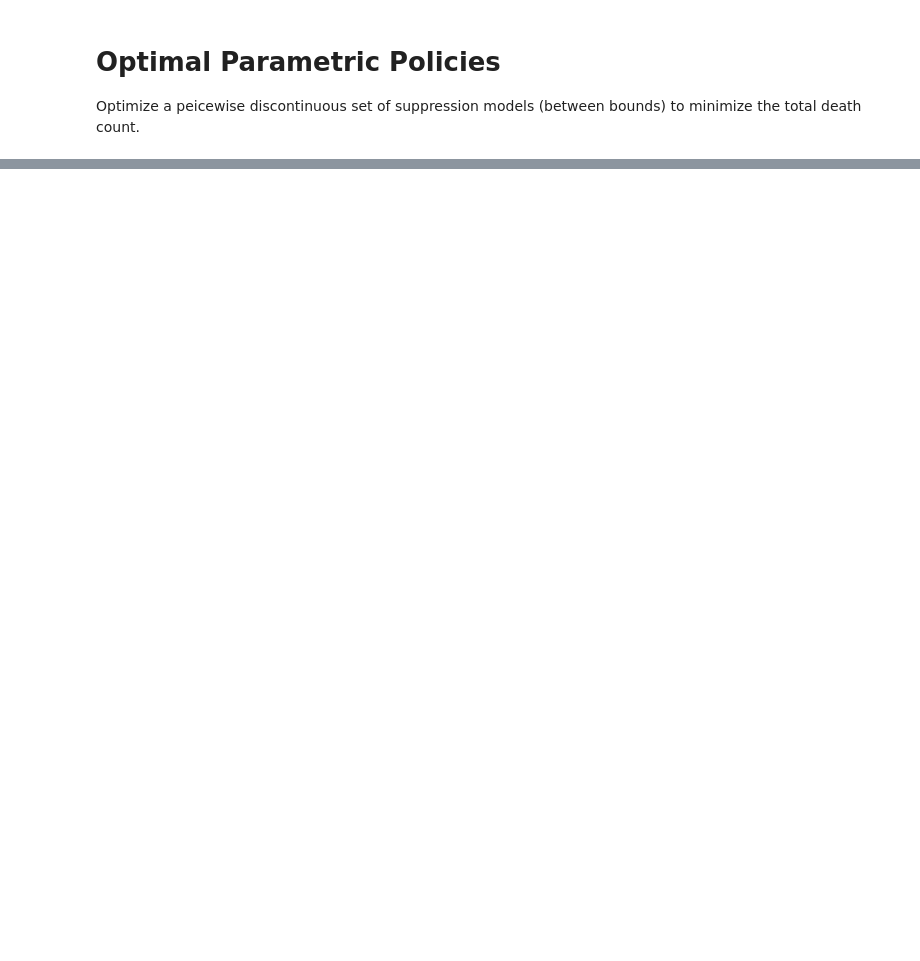
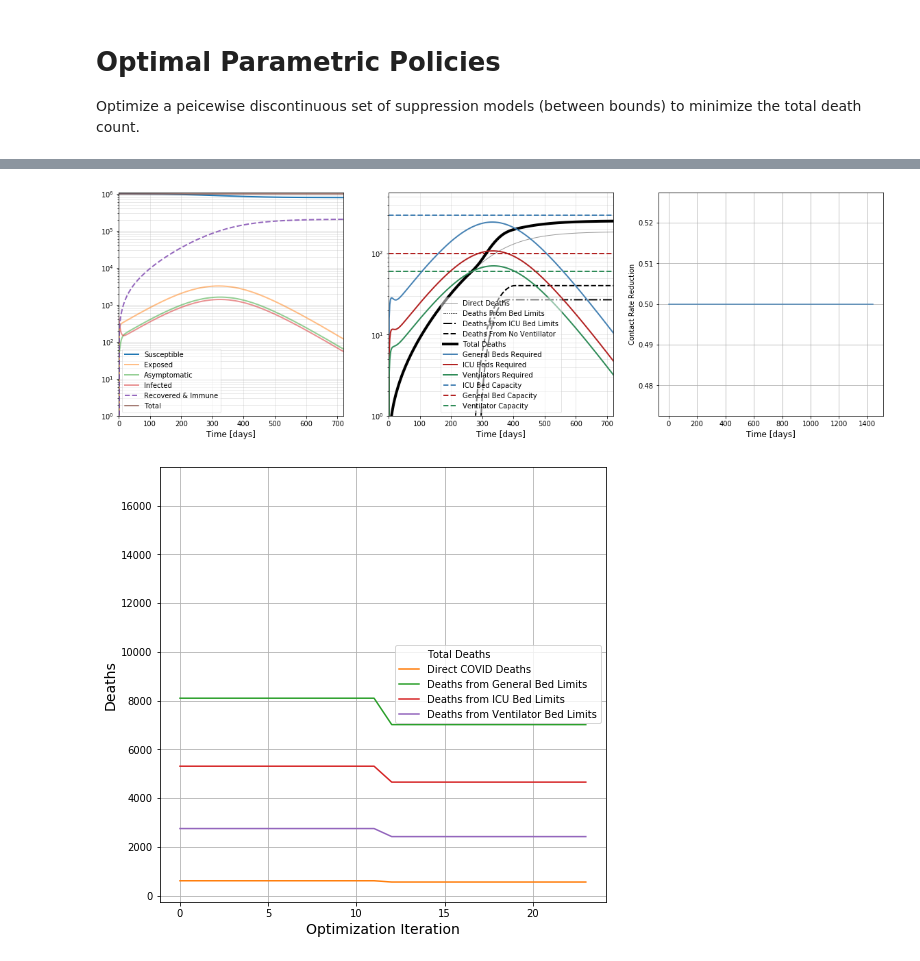
Before and after one commit to erccarls/county_covid_seir_models, a Jupyter notebook: notebooks/SIR.ipynb, the cells around one changed output, grey strips where cells are left out. Drawn from its saved outputs; the diff is of its cells as text; code cells hidden in the pictures; blank space fills up the shorter version.

```diff
--- a/notebooks/SIR.ipynb
+++ b/notebooks/SIR.ipynb
@@ -50,28 +49,32 @@ Optimize a peicewise discontinuous set of suppression models (between bounds) to
 from pyseir.models import suppression_policies
 from pyseir.optimization import PolicyOptimizer
 
-N_piecewise_segments = 12
+N_piecewise_segments = 10
 
 # Start with an initial policy of 50% suppression indefinitely.
 # The 0.5 first parameter for this policy is how to increase the intervals as a power-law between the first segments.
-x0 = [.5] + [1.2, .5, .5, 0.5, .5, 1]
+x0 = [.5] * (N_piecewise_segments)
 
 # Min/max levels of suppression acheivable. 0.2 is extreme isolation, 2 = chicken pox parties.
 min_suppression_level, max_suppression_level = 2, 0.6
-optimization_bounds = [(.1, 3)] + [(max_suppression_level, min_suppression_level)] * N_piecewise_segments
+# optimization_bounds = [(1, 1)] + [(max_suppression_level, min_suppression_level)] * N_piecewise_segments
+optimization_bounds = None
 
 optimizer = PolicyOptimizer(
     seir_model_class=SEIRModel,
     seir_model_args=dict(
-         N=100000,
-         A_initial=5,
-         I_initial=5,
+         N=1000000,
+         A_initial=50,
+         I_initial=500,
          t_list=np.linspace(0, 1440, 720)
     ),
-    parametric_policy=suppression_policies.piecewise_parametric_policy,
+    parametric_policy=suppression_policies.fourier_parametric_policy,
+    parametric_policy_kwargs=dict(
+        suppression_bounds=(0.8, 1.5),
+    ),
     x0=x0,
     optimization_bounds=optimization_bounds
 )
 
-optimizer.run(method='trust-constr')
+optimizer.run(tol=0.01)
 # %% [output]
@@ -94,0 +117,6 @@ optimizer.run(method='trust-constr')
+# %%
+optimizer.plot_optimal_model(xlim=(0, 720))
+optimizer.plot_loss()
+# %% [output]
+[figure, added]
+[figure, added]
```
Also changed, not shown: parts of 5 cells of this notebook, 3 other files.
